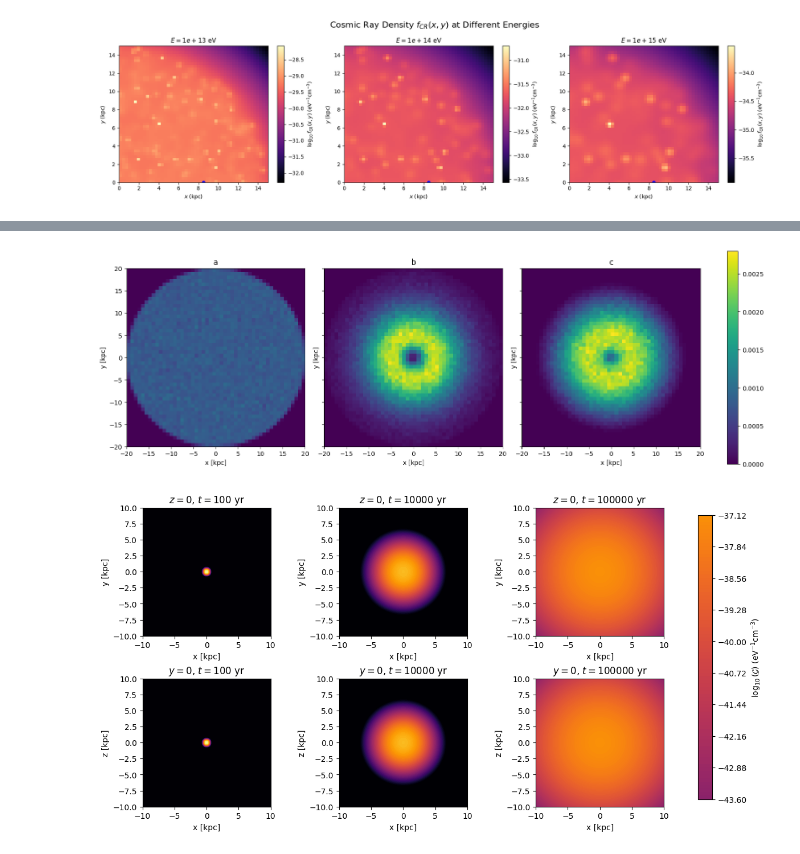
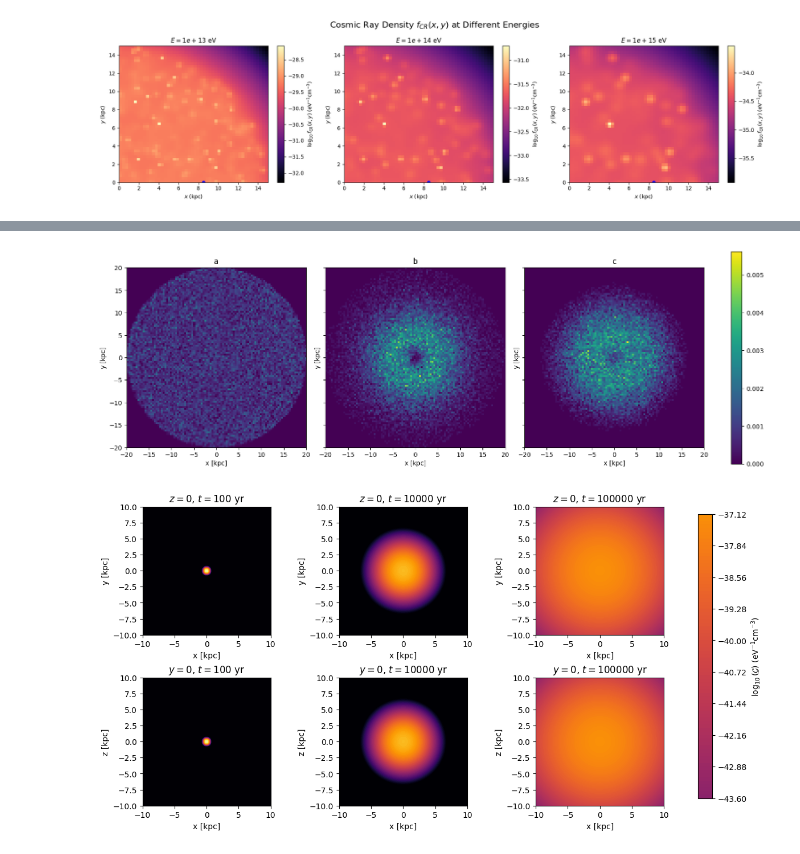
Before and after one commit to JP12468/CRmap, a Jupyter notebook: CRmap.ipynb, the cells around one changed output, grey strips where cells are left out. Cells and saved outputs as stored; diff of their text form; code cells hidden in the pictures.

```diff
--- a/CRmap.ipynb
+++ b/CRmap.ipynb
@@ -594,8 +1006,8 @@ beta_sine = 0.13
 A_case = 1.67e-3
 A_sine = 1.96
 R_max = 20.0
-N = 300000
-bins = 50
+N = 30000
+bins = 100
 
 def f_uniform(R):
     return np.ones_like(R) * 2 * np.pi * R
@@ -608,7 +1020,7 @@ def f_sine(R):
     return np.where(val > 0, val * 2 * np.pi * R, 0)
 
 def sample_from_pdf(f, R_max, N):
-    R_vals = np.linspace(0.01, R_max, 2000)
+    R_vals = np.linspace(0.01, R_max, 100)
     pdf = f(R_vals)
     pdf /= np.trapz(pdf, R_vals)
     cdf = np.cumsum(pdf)
@@ -637,34 +1049,34 @@ dy = yedges[1] - yedges[0]
 pdf_uniform = hist_uniform / (np.sum(hist_uniform) * dx * dy)
 pdf_case = hist_case / (np.sum(hist_case) * dx * dy)
 pdf_sine = hist_sine / (np.sum(hist_sine) * dx * dy)
 
 fig, axs = plt.subplots(1, 3, figsize=(15, 5), constrained_layout=True, sharex=True, sharey=True)
 vmin = min(pdf_uniform.min(), pdf_case.min(), pdf_sine.min())
 vmax = max(pdf_uniform.max(), pdf_case.max(), pdf_sine.max())
 
 im0 = axs[0].imshow(pdf_uniform.T, origin='lower', extent=[-R_max, R_max, -R_max, R_max],
                     cmap='viridis', aspect='equal', vmin=vmin, vmax=vmax)
 axs[0].set_title("a")
 axs[0].set_xlabel("x [kpc]")
 axs[0].set_ylabel("y [kpc]")
 
 im1 = axs[1].imshow(pdf_case.T, origin='lower', extent=[-R_max, R_max, -R_max, R_max],
                     cmap='viridis', aspect='equal', vmin=vmin, vmax=vmax)
 axs[1].set_title("b")
 axs[1].set_xlabel("x [kpc]")
 axs[1].set_ylabel("y [kpc]")
 
 im2 = axs[2].imshow(pdf_sine.T, origin='lower', extent=[-R_max, R_max, -R_max, R_max],
                     cmap='viridis', aspect='equal', vmin=vmin, vmax=vmax)
 axs[2].set_title("c")
 axs[2].set_xlabel("x [kpc]")
 axs[2].set_ylabel("y [kpc]")
 
 cbar = fig.colorbar(im0, ax=axs, location='right', orientation='vertical', fraction=0.02, pad=0.04)
 
 plt.show()
 # %% [output]
-[figure, old version]
+[figure, new version]
 # %%
 import numpy as np
 import matplotlib.pyplot as plt
```
Also changed, not shown: parts of 4 cells of this notebook.
